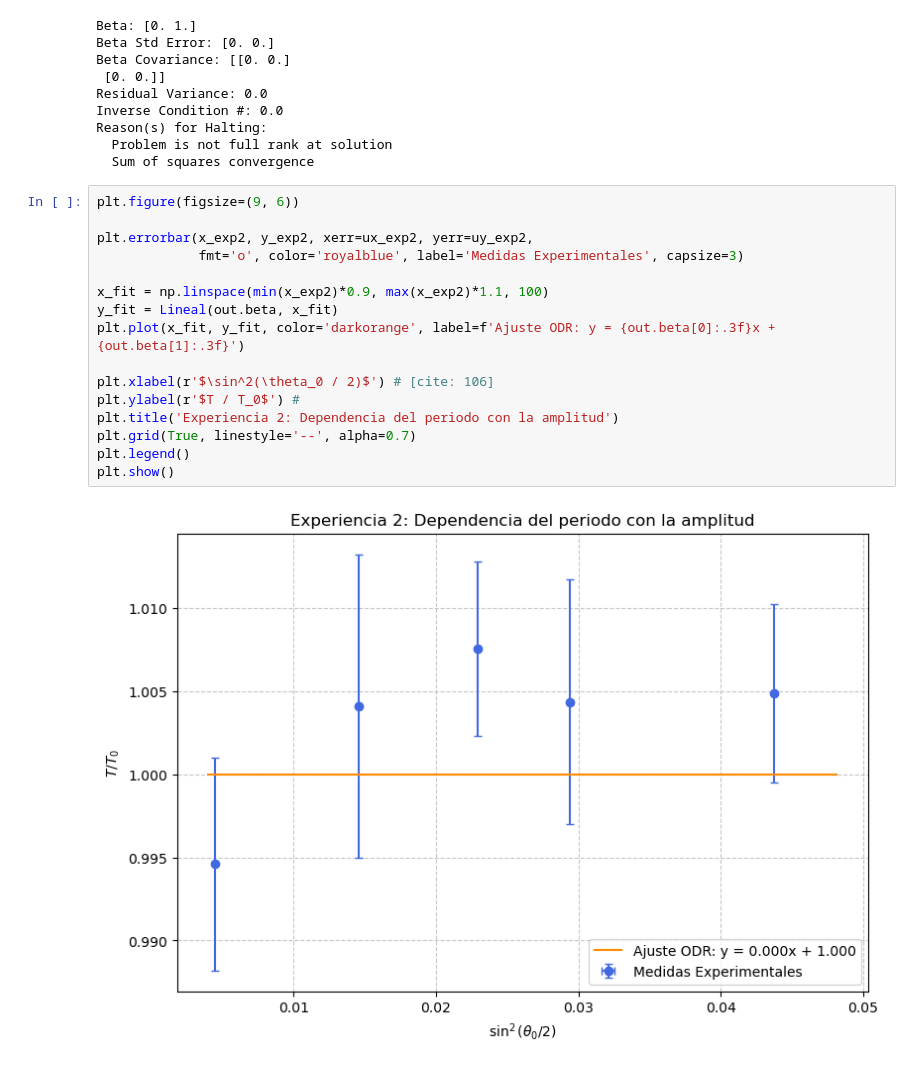
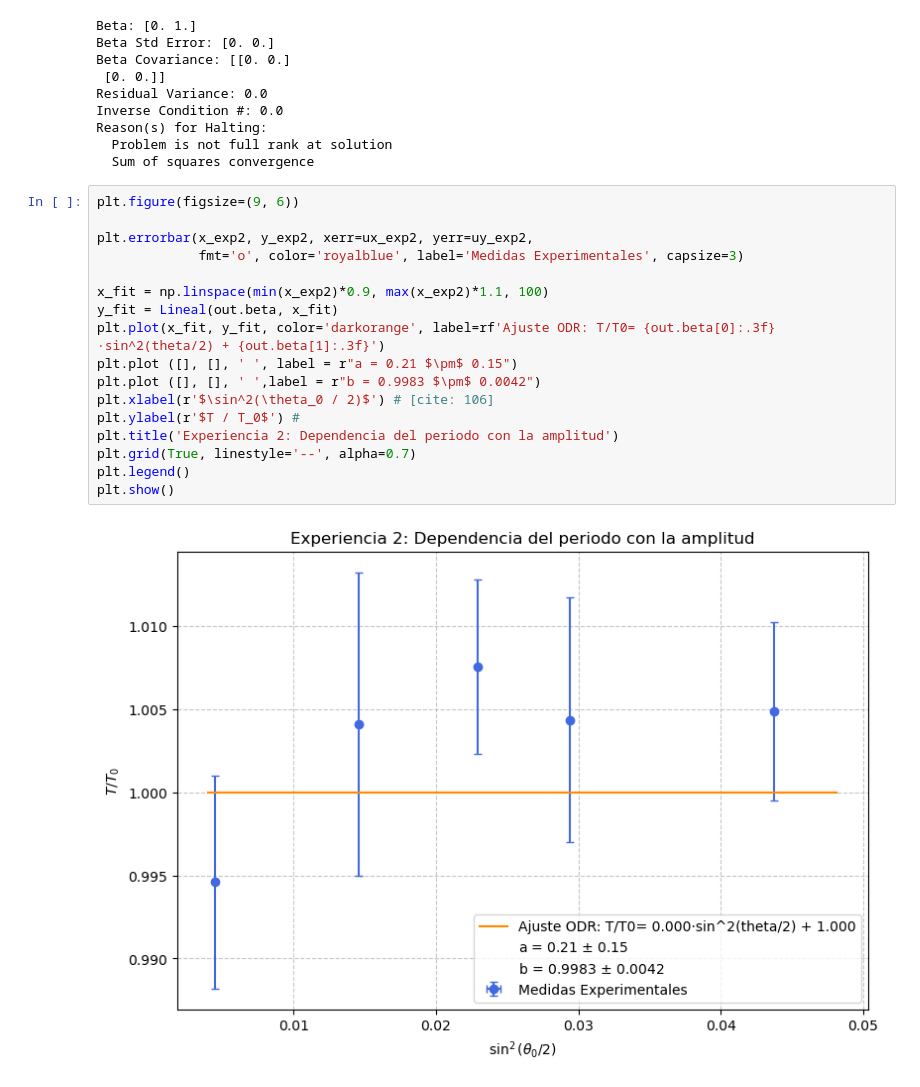
Before and after one commit to LagrangianLad/physics-lab, a Jupyter notebook: Practice 4 simple pendulum/PRACTICA 4 PENDULO SIMPLE.ipynb, the cells around one changed output. Cells and saved outputs as stored; diff of their text form.

```diff
--- a/Practice 4 simple pendulum/PRACTICA 4 PENDULO SIMPLE.ipynb
+++ b/Practice 4 simple pendulum/PRACTICA 4 PENDULO SIMPLE.ipynb
@@ -727,18 +807,19 @@ Reason(s) for Halting:
 # %%
 plt.figure(figsize=(9, 6))
 
 plt.errorbar(x_exp2, y_exp2, xerr=ux_exp2, yerr=uy_exp2,
              fmt='o', color='royalblue', label='Medidas Experimentales', capsize=3)
 
 x_fit = np.linspace(min(x_exp2)*0.9, max(x_exp2)*1.1, 100)
 y_fit = Lineal(out.beta, x_fit)
-plt.plot(x_fit, y_fit, color='darkorange', label=f'Ajuste ODR: y = {out.beta[0]:.3f}x + {out.beta[1]:.3f}')
-
+plt.plot(x_fit, y_fit, color='darkorange', label=rf'Ajuste ODR: T/T0= {out.beta[0]:.3f}·sin^2(theta/2) + {out.beta[1]:.3f}')
+plt.plot ([], [], ' ', label = r"a = 0.21 $\pm$ 0.15")
+plt.plot ([], [], ' ',label = r"b = 0.9983 $\pm$ 0.0042")
 plt.xlabel(r'$\sin^2(\theta_0 / 2)$') # [cite: 106]
 plt.ylabel(r'$T / T_0$') #
 plt.title('Experiencia 2: Dependencia del periodo con la amplitud')
 plt.grid(True, linestyle='--', alpha=0.7)
 plt.legend()
 plt.show()
 # %% [output]
-[figure, old version]
+[figure, new version]
```
Also changed, not shown: parts of 27 cells of this notebook, 8 other files.
